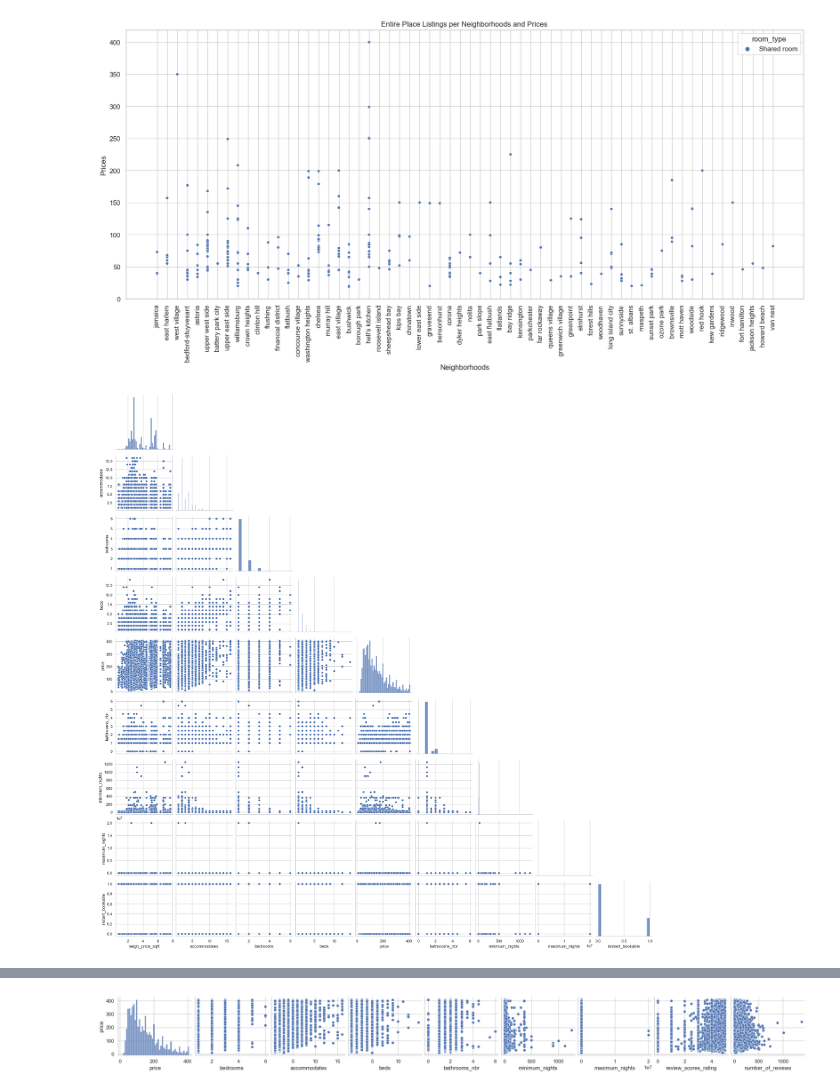
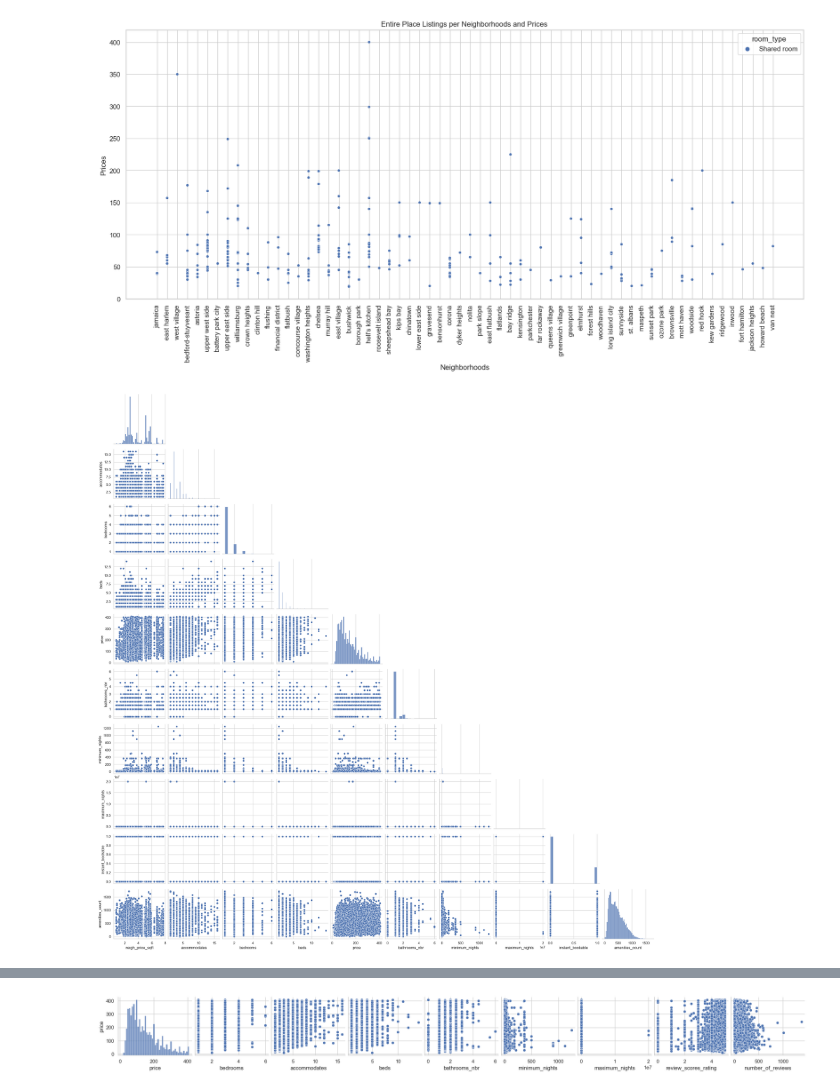
Before and after one commit to sresende/airbnb_data_analysis, a Jupyter notebook: code/02 Exploratory Data Analysis.ipynb, the cells around one changed output, grey strips where cells are left out. Saved outputs shown, nothing was run; the diff lists cells and outputs as text; code cells hidden in the pictures.

```diff
--- a/code/02 Exploratory Data Analysis.ipynb
+++ b/code/02 Exploratory Data Analysis.ipynb
@@ -245,10 +258,10 @@ plt.ylabel("Prices");
 <Figure size 2500x800 with 0 Axes>
 [figure]
 # %%
-listing_pairs = listing[['neigh_price_sqft','accommodates','neighbourhood_group_cleansed','bedrooms', 'beds', 'price', 'bathrooms_nbr', 'minimum_nights','maximum_nights', 'instant_bookable']]
+listing_pairs = listing[['neigh_price_sqft','accommodates','neighbourhood_group_cleansed','bedrooms', 'beds', 'price', 'bathrooms_nbr', 'minimum_nights','maximum_nights', 'instant_bookable','amenities_count']]
 sns.pairplot(listing_pairs,  corner=True);
 # %% [output]
-[figure, old version]
+[figure, new version]
 # %%
 listing.columns
 # %% [output]
```
Also changed, not shown: parts of 22 cells of this notebook, 1 other file.
